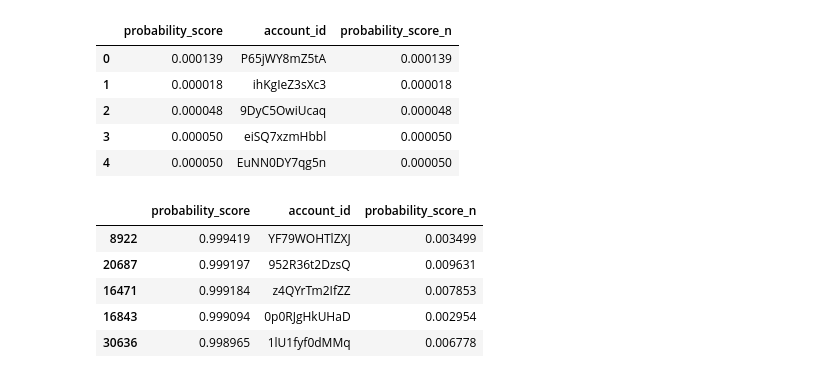
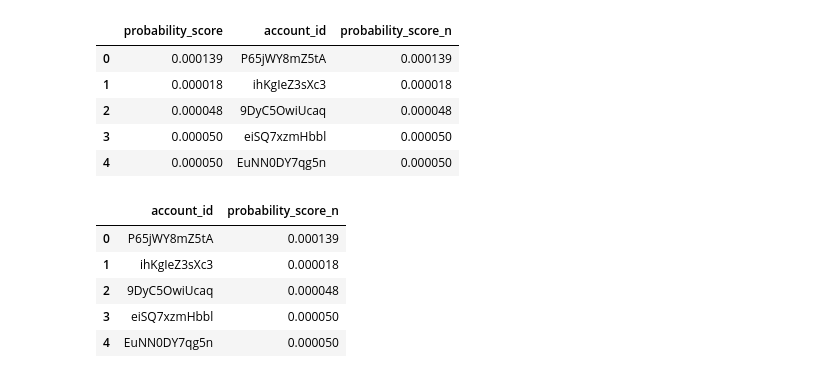
Before and after one commit to FritzZuhl/ProvidentTest, a Jupyter notebook: model_3.ipynb, the cells around one changed output. Saved outputs shown, nothing was run; the diff lists cells and outputs as text; code cells hidden in the pictures.

```diff
--- a/toSubmit/model_submit.ipynb
+++ b/model_3.ipynb
@@ -370,9 +368,11 @@ tmp = scores_df.sort_values('probability_score', ascending=False, axis=0, inplac
+# %%
+scores_df2 = scores_df.drop('probability_score', axis=1)
 # %%
-tmp.head()
+scores_df2.head()
 # %% [output]
-|  | probability_score | account_id | probability_score_n |
-| 8922 | 0.999419 | YF79WOHTlZXJ | 0.003499 |
-| 20687 | 0.999197 | 952R36t2DzsQ | 0.009631 |
-| 16471 | 0.999184 | z4QYrTm2IfZZ | 0.007853 |
-| 16843 | 0.999094 | 0p0RJgHkUHaD | 0.002954 |
-| 30636 | 0.998965 | 1lU1fyf0dMMq | 0.006778 |
+|  | account_id | probability_score_n |
+| 0 | P65jWY8mZ5tA | 0.000139 |
+| 1 | ihKgIeZ3sXc3 | 0.000018 |
+| 2 | 9DyC5OwiUcaq | 0.000048 |
+| 3 | eiSQ7xzmHbbl | 0.000050 |
+| 4 | EuNN0DY7qg5n | 0.000050 |
```
Also changed, not shown: parts of 10 cells of this notebook, 14 other files.
